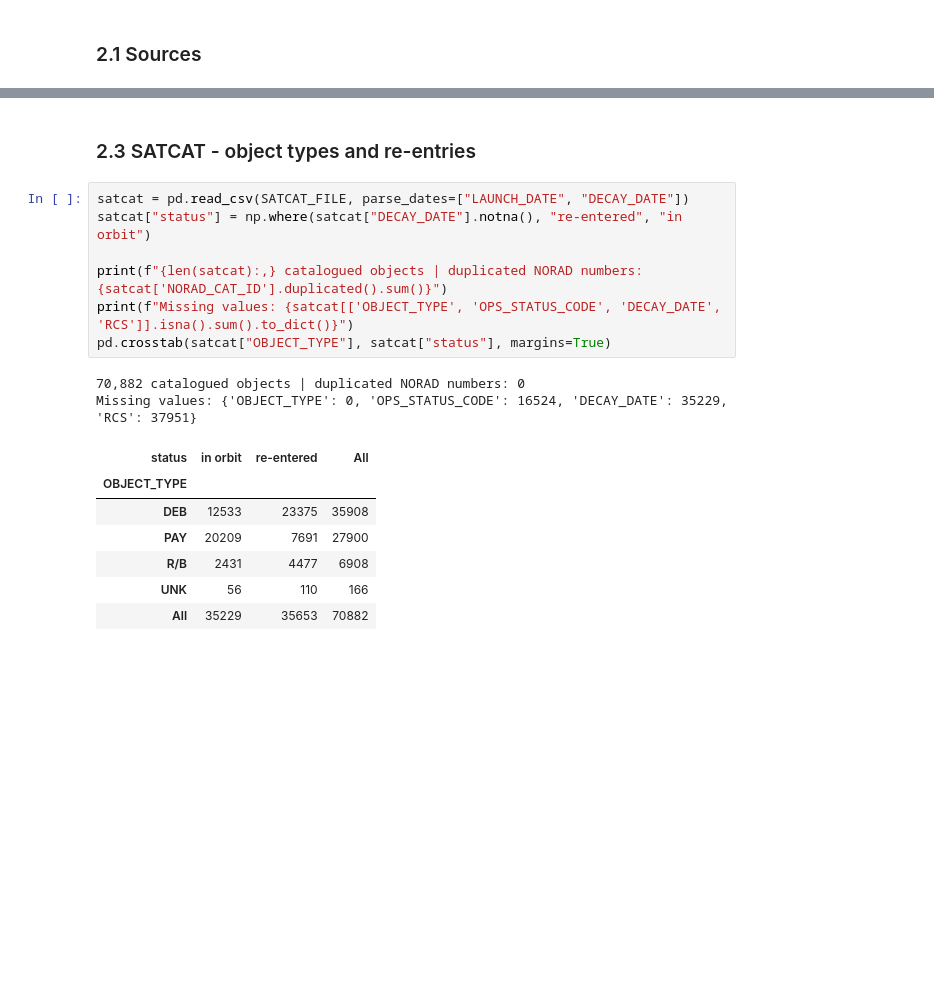
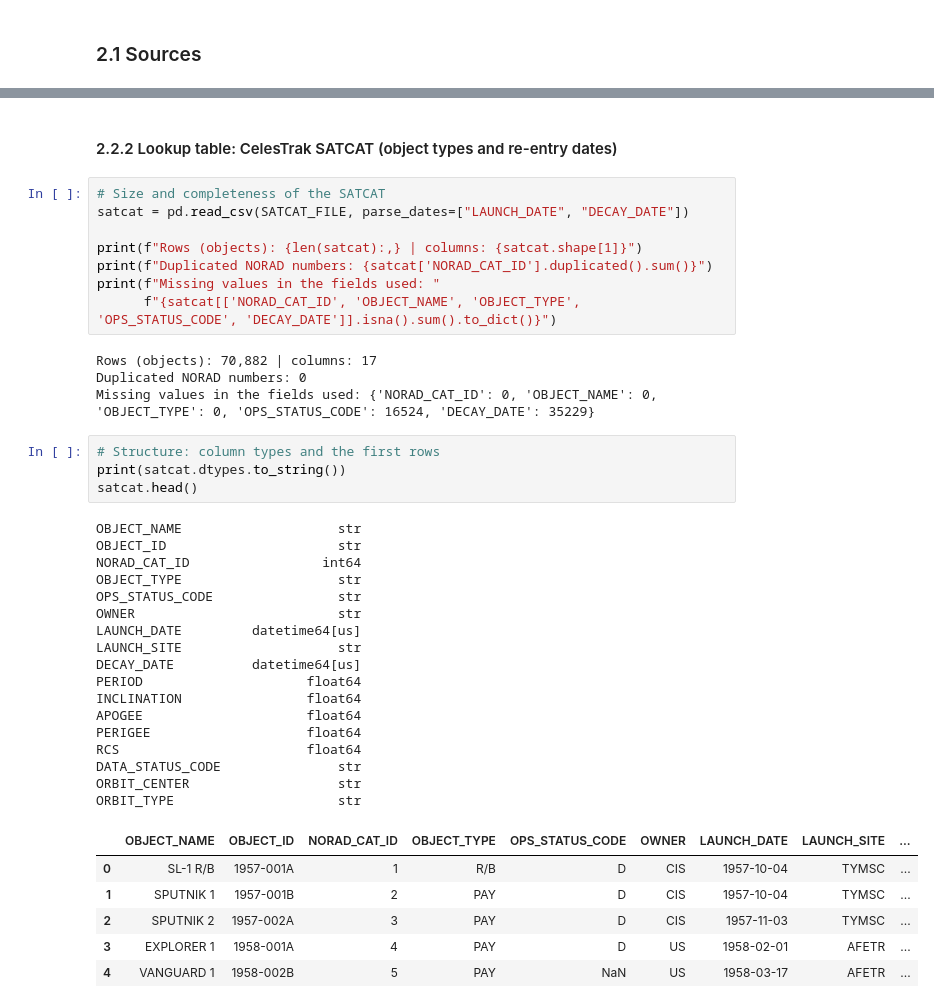
Before and after one commit to sba26106-bit/strategic-think-ca1, a Jupyter notebook: CA2_DP_EDA.ipynb, the cells around one changed output, grey strips where cells are left out. Drawn from its saved outputs; the diff is of its cells as text; blank space fills up the shorter version.

```diff
--- a/CA2_DP_EDA.ipynb
+++ b/CA2_DP_EDA.ipynb
@@ -145,19 +229,42 @@ The exact count is higher than the expected 239.5 million in the source descript
 # %% [markdown]
-### 2.3 SATCAT - object types and re-entries
+#### 2.2.2 Lookup table: CelesTrak SATCAT (object types and re-entry dates)
 # %%
+# Size and completeness of the SATCAT
 satcat = pd.read_csv(SATCAT_FILE, parse_dates=["LAUNCH_DATE", "DECAY_DATE"])
-satcat["status"] = np.where(satcat["DECAY_DATE"].notna(), "re-entered", "in orbit")
 
-print(f"{len(satcat):,} catalogued objects | duplicated NORAD numbers: {satcat['NORAD_CAT_ID'].duplicated().sum()}")
-print(f"Missing values: {satcat[['OBJECT_TYPE', 'OPS_STATUS_CODE', 'DECAY_DATE', 'RCS']].isna().sum().to_dict()}")
-pd.crosstab(satcat["OBJECT_TYPE"], satcat["status"], margins=True)
+print(f"Rows (objects): {len(satcat):,} | columns: {satcat.shape[1]}")
+print(f"Duplicated NORAD numbers: {satcat['NORAD_CAT_ID'].duplicated().sum()}")
+print(f"Missing values in the fields used: "
+      f"{satcat[['NORAD_CAT_ID', 'OBJECT_NAME', 'OBJECT_TYPE', 'OPS_STATUS_CODE', 'DECAY_DATE']].isna().sum().to_dict()}")
 # %% [output]
-70,882 catalogued objects | duplicated NORAD numbers: 0
-Missing values: {'OBJECT_TYPE': 0, 'OPS_STATUS_CODE': 16524, 'DECAY_DATE': 35229, 'RCS': 37951}
+Rows (objects): 70,882 | columns: 17
+Duplicated NORAD numbers: 0
+Missing values in the fields used: {'NORAD_CAT_ID': 0, 'OBJECT_NAME': 0, 'OBJECT_TYPE': 0, 'OPS_STATUS_CODE': 16524, 'DECAY_DATE': 35229}
-| status | in orbit | re-entered | All |
-| OBJECT_TYPE |  |  |  |
-| DEB | 12533 | 23375 | 35908 |
-| PAY | 20209 | 7691 | 27900 |
-| R/B | 2431 | 4477 | 6908 |
-| UNK | 56 | 110 | 166 |
-| All | 35229 | 35653 | 70882 |
+# %%
+# Structure: column types and the first rows
+print(satcat.dtypes.to_string())
+satcat.head()
+# %% [output]
+OBJECT_NAME                    str
+OBJECT_ID                      str
+NORAD_CAT_ID                 int64
+OBJECT_TYPE                    str
+OPS_STATUS_CODE                str
+OWNER                          str
+LAUNCH_DATE         datetime64[us]
+LAUNCH_SITE                    str
+DECAY_DATE          datetime64[us]
+PERIOD                     float64
+INCLINATION                float64
+APOGEE                     float64
+PERIGEE                    float64
+RCS                        float64
+DATA_STATUS_CODE               str
+ORBIT_CENTER                   str
+ORBIT_TYPE                     str
+|  | OBJECT_NAME | OBJECT_ID | NORAD_CAT_ID | OBJECT_TYPE | OPS_STATUS_CODE | OWNER | LAUNCH_DATE | LAUNCH_SITE | ... |
+| 0 | SL-1 R/B | 1957-001A | 1 | R/B | D | CIS | 1957-10-04 | TYMSC | ... |
+| 1 | SPUTNIK 1 | 1957-001B | 2 | PAY | D | CIS | 1957-10-04 | TYMSC | ... |
+| 2 | SPUTNIK 2 | 1957-002A | 3 | PAY | D | CIS | 1957-11-03 | TYMSC | ... |
+| 3 | EXPLORER 1 | 1958-001A | 4 | PAY | D | US | 1958-02-01 | AFETR | ... |
+| 4 | VANGUARD 1 | 1958-002B | 5 | PAY | NaN | US | 1958-03-17 | AFETR | ... |
```
Also changed, not shown: parts of 24 cells of this notebook.
